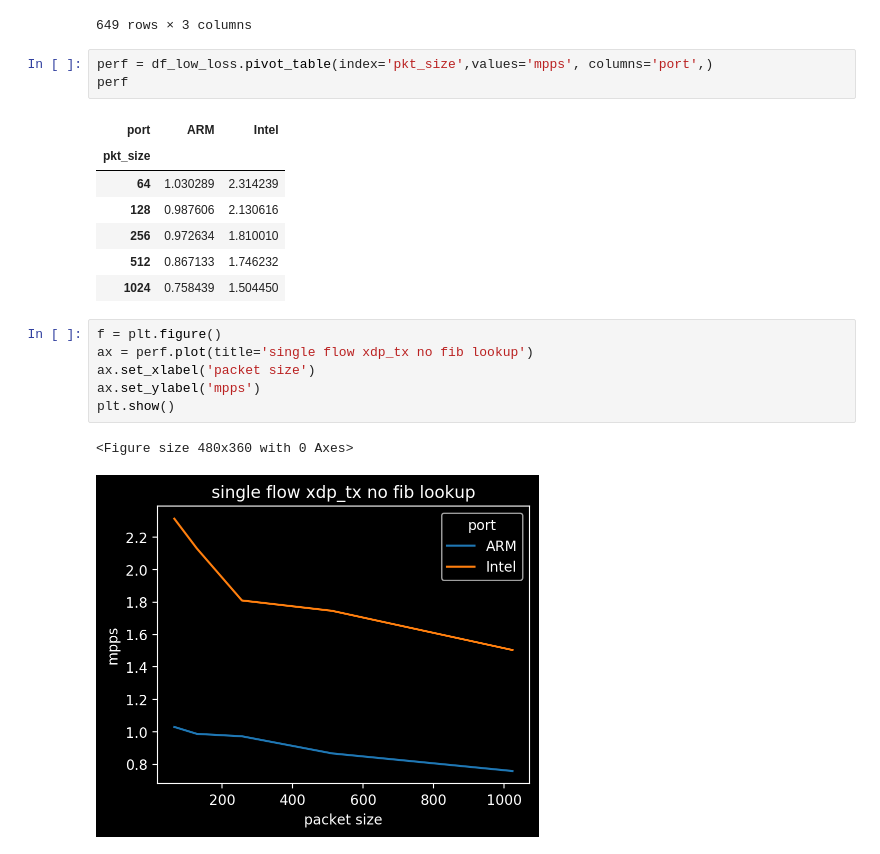
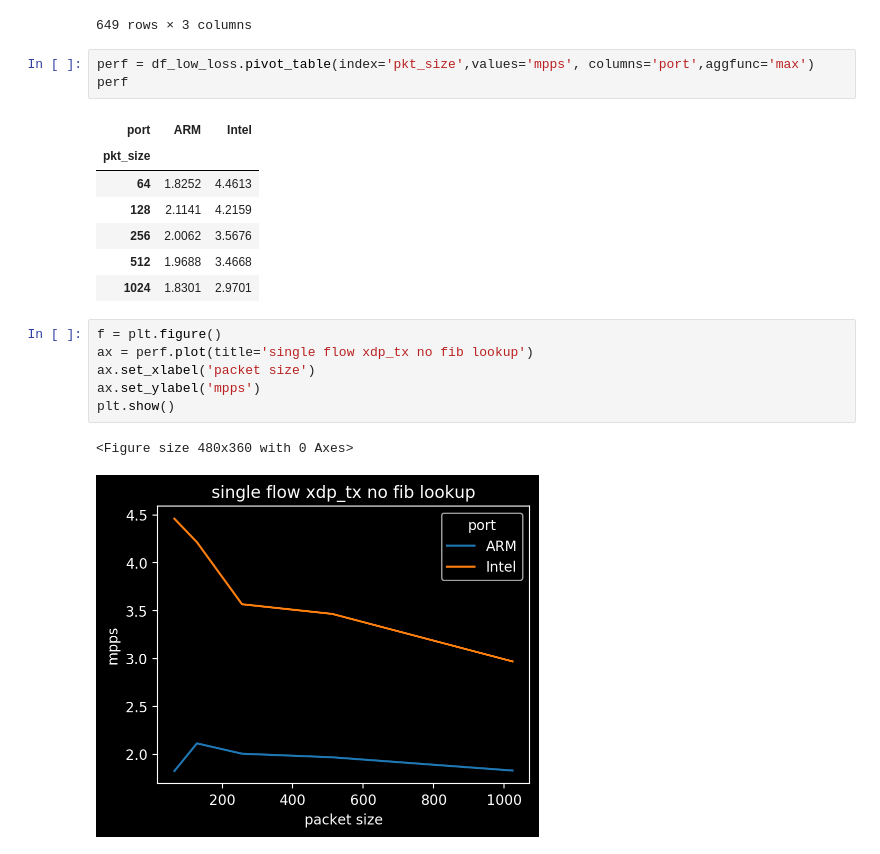
Before and after one commit to mwiget/xdp-intel-vs-arm, a Jupyter notebook: xdp_tx_single_flow_no_fib/analysis.ipynb, the cells around one changed output. Cells and saved outputs as stored; diff of their text form.

```diff
--- a/xdp_tx_single_flow_no_fib/analysis.ipynb
+++ b/xdp_tx_single_flow_no_fib/analysis.ipynb
@@ -101,16 +101,16 @@ df_low_loss
 | 907 | Intel | 1024 | 2.9483 |
 649 rows × 3 columns
 # %%
-perf = df_low_loss.pivot_table(index='pkt_size',values='mpps', columns='port',)
+perf = df_low_loss.pivot_table(index='pkt_size',values='mpps', columns='port',aggfunc='max')
 perf
 # %% [output]
 | port | ARM | Intel |
 | pkt_size |  |  |
-| 64 | 1.030289 | 2.314239 |
-| 128 | 0.987606 | 2.130616 |
-| 256 | 0.972634 | 1.810010 |
-| 512 | 0.867133 | 1.746232 |
-| 1024 | 0.758439 | 1.504450 |
+| 64 | 1.8252 | 4.4613 |
+| 128 | 2.1141 | 4.2159 |
+| 256 | 2.0062 | 3.5676 |
+| 512 | 1.9688 | 3.4668 |
+| 1024 | 1.8301 | 2.9701 |
 # %%
 f = plt.figure()
 ax = perf.plot(title='single flow xdp_tx no fib lookup')
@@ -119,7 +119,7 @@ ax.set_ylabel('mpps')
 plt.show()
 # %% [output]
 <Figure size 480x360 with 0 Axes>
-[figure, old version]
+[figure, new version]
 # %%
 perf
 # %% [output]
```
Also changed, not shown: parts of 3 cells of this notebook, 1 other file.
